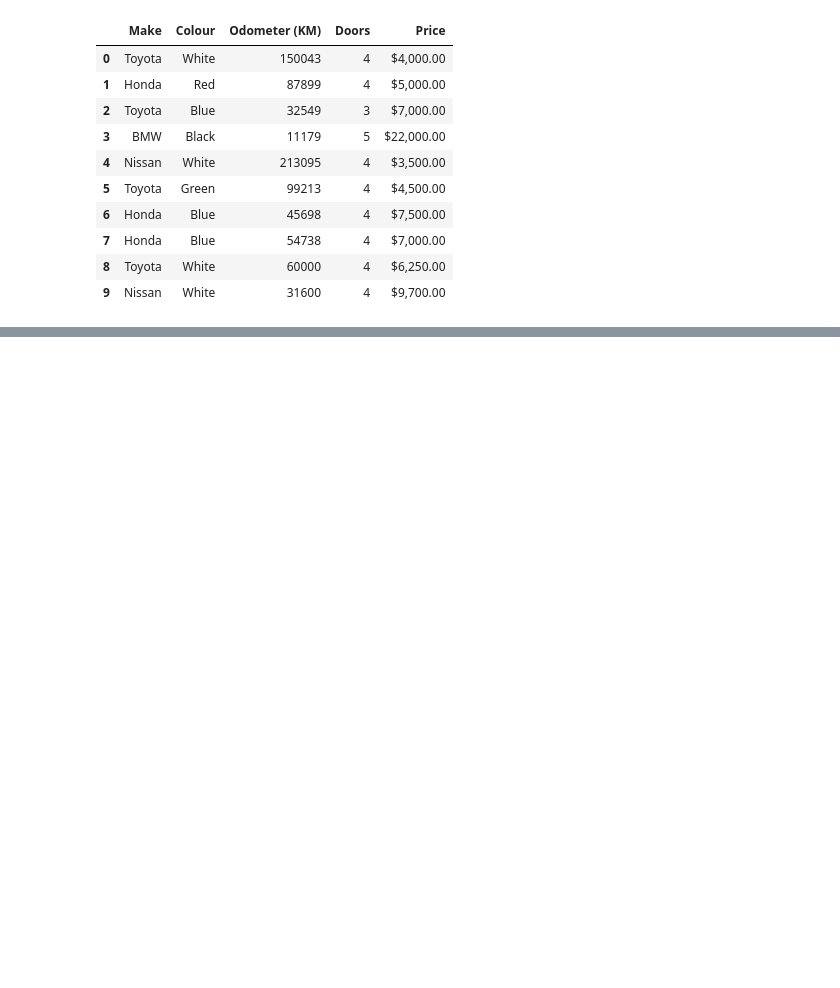
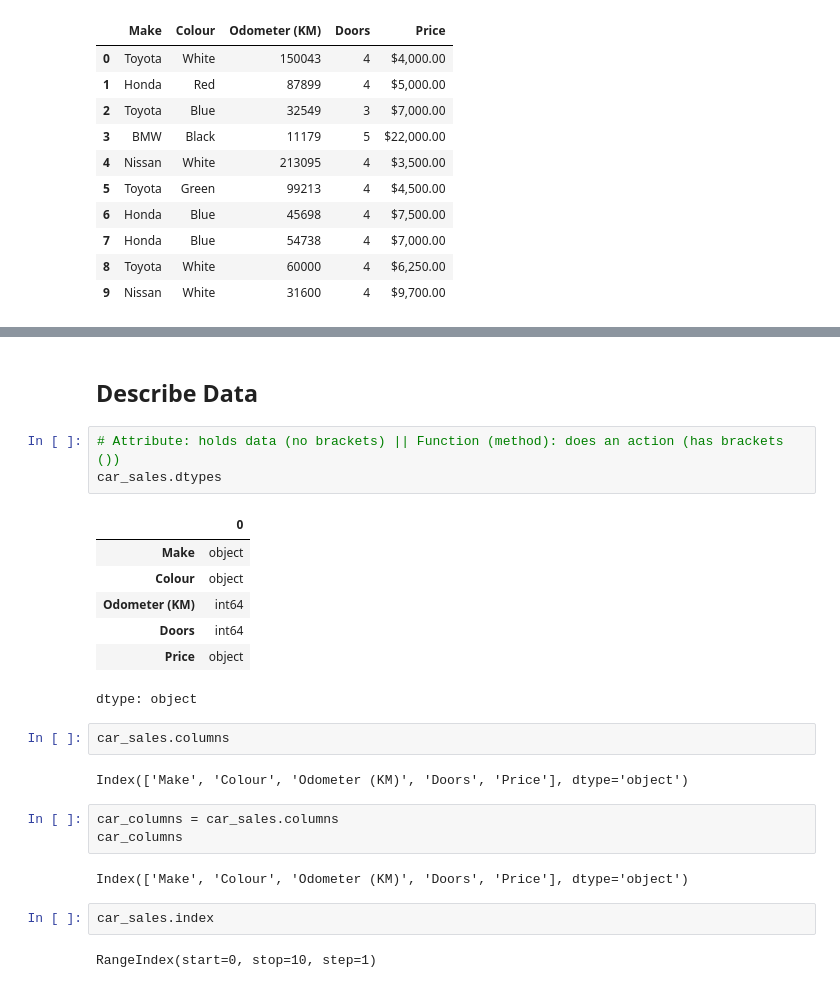
Before and after one commit to sheikh-asiful-islam/Pandas_Playground, a Jupyter notebook: Pandas_Playground.ipynb, the cells around one changed output, grey strips where cells are left out. Saved outputs shown, nothing was run; the diff lists cells and outputs as text; blank space fills up the shorter version.

```diff
--- a/Pandas_Playground.ipynb
+++ b/Pandas_Playground.ipynb
@@ -128,0 +129,26 @@ exported_car_sales
+# %% [markdown]
+## Describe Data
+# %%
+# Attribute: holds data (no brackets) || Function (method): does an action (has brackets ())
+car_sales.dtypes
+# %% [output]
+|  | 0 |
+| Make | object |
+| Colour | object |
+| Odometer (KM) | int64 |
+| Doors | int64 |
+| Price | object |
+dtype: object
+# %%
+car_sales.columns
+# %% [output]
+Index(['Make', 'Colour', 'Odometer (KM)', 'Doors', 'Price'], dtype='object')
+# %%
+car_columns = car_sales.columns
+car_columns
+# %% [output]
+Index(['Make', 'Colour', 'Odometer (KM)', 'Doors', 'Price'], dtype='object')
+# %%
+car_sales.index
+# %% [output]
+RangeIndex(start=0, stop=10, step=1)
```
Also changed, not shown: parts of 12 cells of this notebook.
